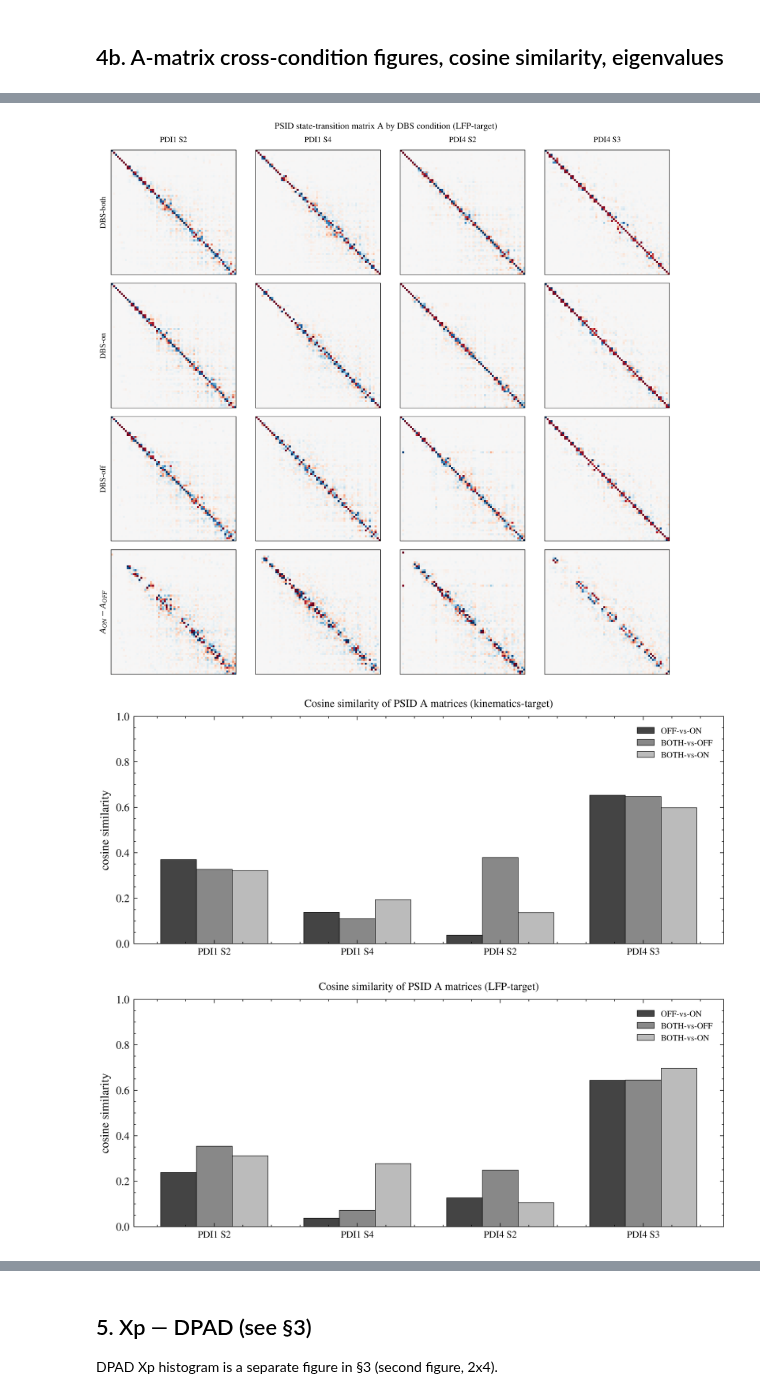
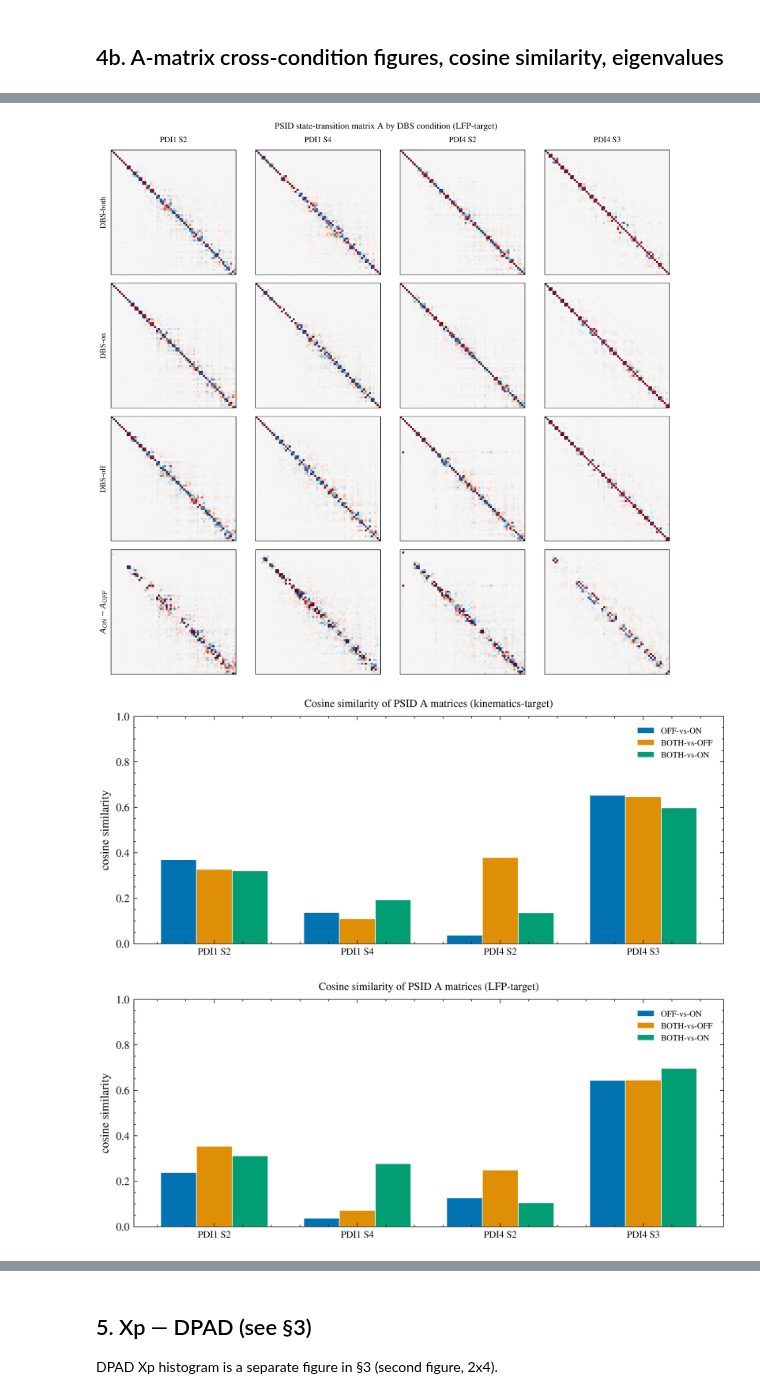
Before and after one commit to giedrius-at-home/latent-neural-dynamics-modeling, a Jupyter notebook: notebooks/thesis_sec7_subspace_dynamics.ipynb, the cells around one changed output, grey strips where cells are left out. Drawn from its saved outputs; the diff is of its cells as text; code cells hidden in the pictures.

```diff
--- a/notebooks/thesis_sec7_subspace_dynamics.ipynb
+++ b/notebooks/thesis_sec7_subspace_dynamics.ipynb
@@ -483,7 +483,7 @@ for exp in EXP_VARIANTS:
 PAIRS = [("dbs_off", "dbs_on", "OFF-vs-ON"),
          ("dbs_both", "dbs_off", "BOTH-vs-OFF"),
          ("dbs_both", "dbs_on", "BOTH-vs-ON")]
-bar_col = ["#444444", "#888888", "#BBBBBB"]
+bar_col = ["#0173B2", "#DE8F05", "#029E73"]  # colorblind-safe aligning trio
 for exp in EXP_VARIANTS:
     ns = len(sessions_list)
     x = np.arange(ns)
@@ -491,7 +491,7 @@ for exp in EXP_VARIANTS:
     fig, ax = plt.subplots(figsize=(1.6 * ns + 1, 3.2))
     for j, (a, b, lab) in enumerate(PAIRS):
         vals = [_cos(A_BY_EXP[exp][s][a], A_BY_EXP[exp][s][b]) for s in sessions_list]
-        ax.bar(x + (j - 1) * w, vals, w, label=lab, color=bar_col[j], edgecolor="k", linewidth=0.4)
+        ax.bar(x + (j - 1) * w, vals, w, label=lab, color=bar_col[j], edgecolor="white", linewidth=0.6)
     ax.set_xticks(x)
     ax.set_xticklabels(sessions_list, fontsize=8)
     ax.set_ylabel("cosine similarity")
@@ -520,35 +520,35 @@ for ci, s in enumerate(sessions_list):
         ax.axhline(1.0, color="#BBBBBB", lw=0.6, ls="--")
         ax.set_ylim(0, 1.05)
         if ri == 0:
             ax.set_title(s, fontsize=8)
         if ci == 0:
             ax.set_ylabel(f"$|\\lambda|$  ({sub})", fontsize=8)
         if ri == 1:
             ax.set_xlabel("freq (Hz)", fontsize=7)
 axes[0, -1].legend(fontsize=6, loc="lower right", frameon=False)
 fig.suptitle("PSID eigenvalue magnitude by DBS condition (tracing kinematics)", fontsize=9)
 fig.tight_layout()
 fig.savefig(str(OUT / "eigenvalue_stability_all_sessions.png"), dpi=150)
 plt.show()
 # %% [output]
 Cosine similarity between vectorised A matrices, off-diagonal fraction of
 |A_ON - A_OFF|, and spectral radius (max |eigenvalue| of the DBS-both A):
 
 [kinematics-target]
   PDI1 S2: cos(OFF,ON)=0.37  cos(BOTH,OFF)=0.33  cos(BOTH,ON)=0.32  offdiag|ON-OFF|=85%  spectral_radius=1.00
   PDI1 S4: cos(OFF,ON)=0.14  cos(BOTH,OFF)=0.11  cos(BOTH,ON)=0.19  offdiag|ON-OFF|=80%  spectral_radius=1.00
   PDI4 S2: cos(OFF,ON)=0.04  cos(BOTH,OFF)=0.38  cos(BOTH,ON)=0.14  offdiag|ON-OFF|=75%  spectral_radius=1.00
   PDI4 S3: cos(OFF,ON)=0.65  cos(BOTH,OFF)=0.65  cos(BOTH,ON)=0.60  offdiag|ON-OFF|=93%  spectral_radius=1.00
 
 [LFP-target]
   PDI1 S2: cos(OFF,ON)=0.24  cos(BOTH,OFF)=0.35  cos(BOTH,ON)=0.31  offdiag|ON-OFF|=85%  spectral_radius=0.99
   PDI1 S4: cos(OFF,ON)=0.04  cos(BOTH,OFF)=0.07  cos(BOTH,ON)=0.28  offdiag|ON-OFF|=81%  spectral_radius=1.00
   PDI4 S2: cos(OFF,ON)=0.13  cos(BOTH,OFF)=0.25  cos(BOTH,ON)=0.10  offdiag|ON-OFF|=76%  spectral_radius=1.00
   PDI4 S3: cos(OFF,ON)=0.64  cos(BOTH,OFF)=0.65  cos(BOTH,ON)=0.70  offdiag|ON-OFF|=94%  spectral_radius=0.99
 [figure]
 [figure]
-[figure, old version]
+[figure, new version]
-[figure, old version]
+[figure, new version]
 [figure]
 # %% [markdown]
 ## 5. Xp — DPAD (see §3)
```
Also changed, not shown: 1 other file.
